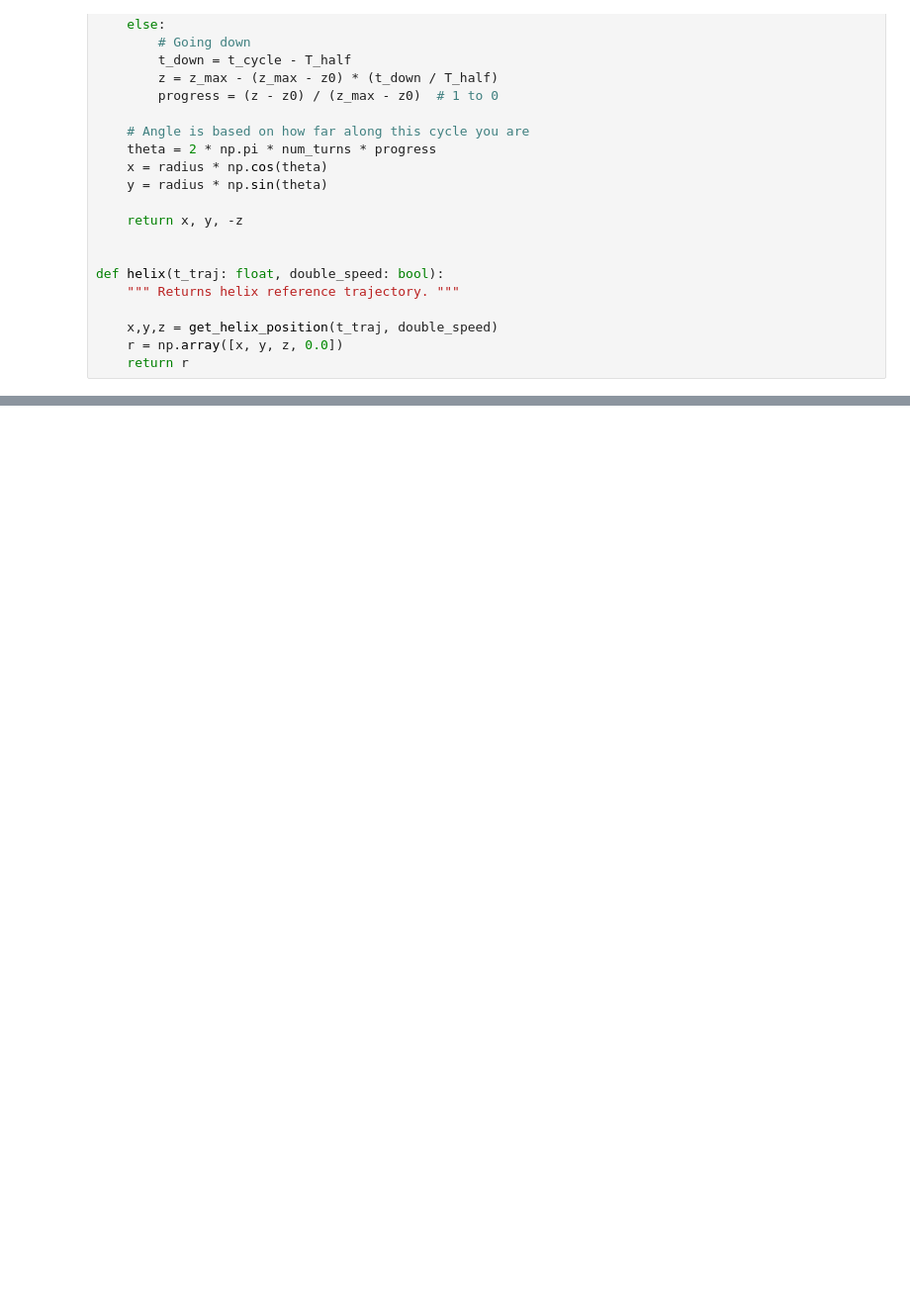
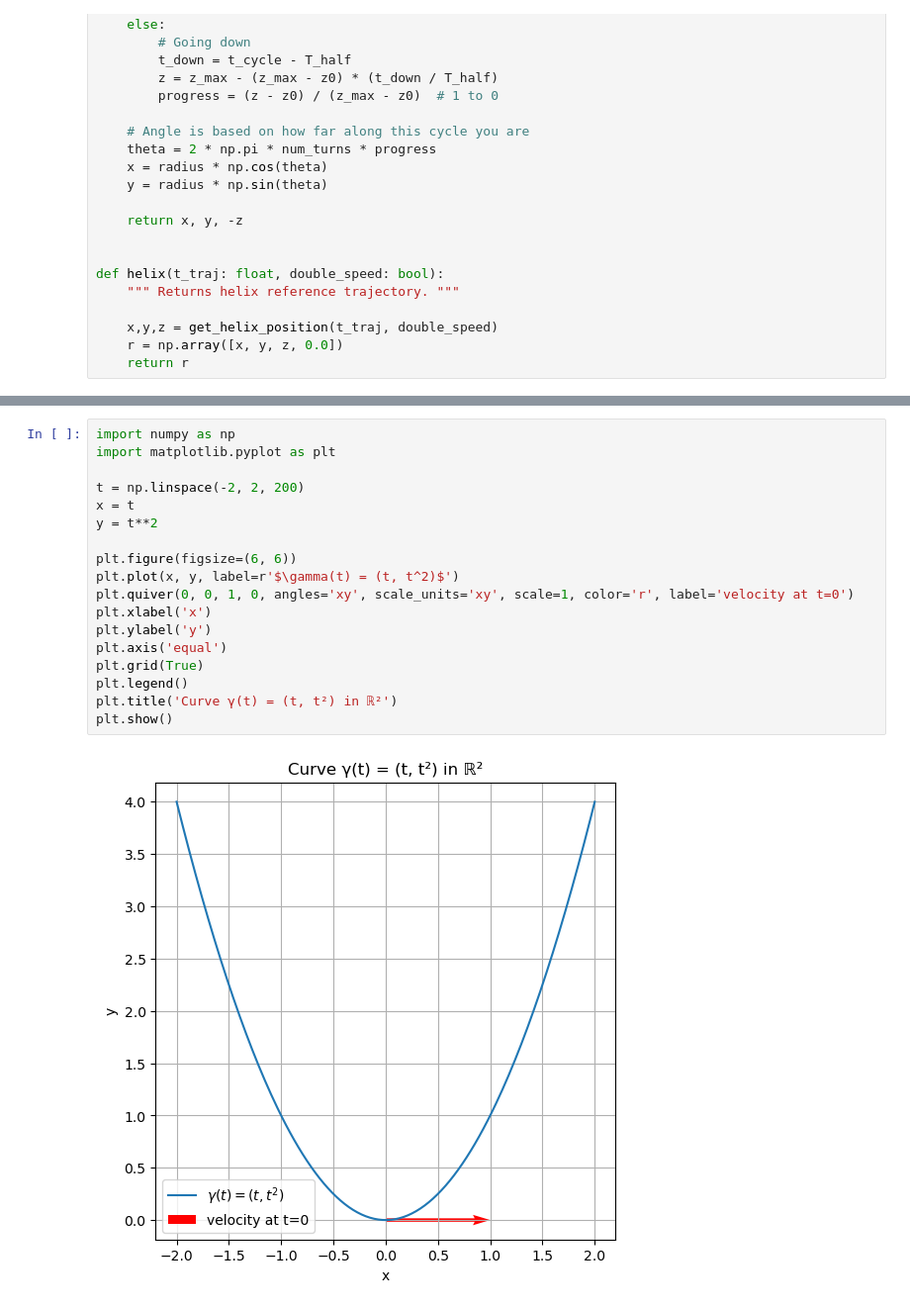
Before and after one commit to evannsm/px4_ros_com_py, a Jupyter notebook: testing.ipynb, the cells around one changed output, grey strips where cells are left out. Shown: that part at 99% size. Cells and saved outputs as stored; diff of their text form; blank space fills up the shorter version.

```diff
--- a/testing.ipynb
+++ b/testing.ipynb
@@ -104,0 +100,20 @@ Trajectory stats over 20.0s:
+# %%
+import numpy as np
+import matplotlib.pyplot as plt
+
+t = np.linspace(-2, 2, 200)
+x = t
+y = t**2
+
+plt.figure(figsize=(6, 6))
+plt.plot(x, y, label=r'$\gamma(t) = (t, t^2)$')
+plt.quiver(0, 0, 1, 0, angles='xy', scale_units='xy', scale=1, color='r', label='velocity at t=0')
+plt.xlabel('x')
+plt.ylabel('y')
+plt.axis('equal')
+plt.grid(True)
+plt.legend()
+plt.title('Curve γ(t) = (t, t²) in ℝ²')
+plt.show()
+# %% [output]
+[figure, added]
```
Also changed, not shown: parts of 3 cells of this notebook, 20 other files.
